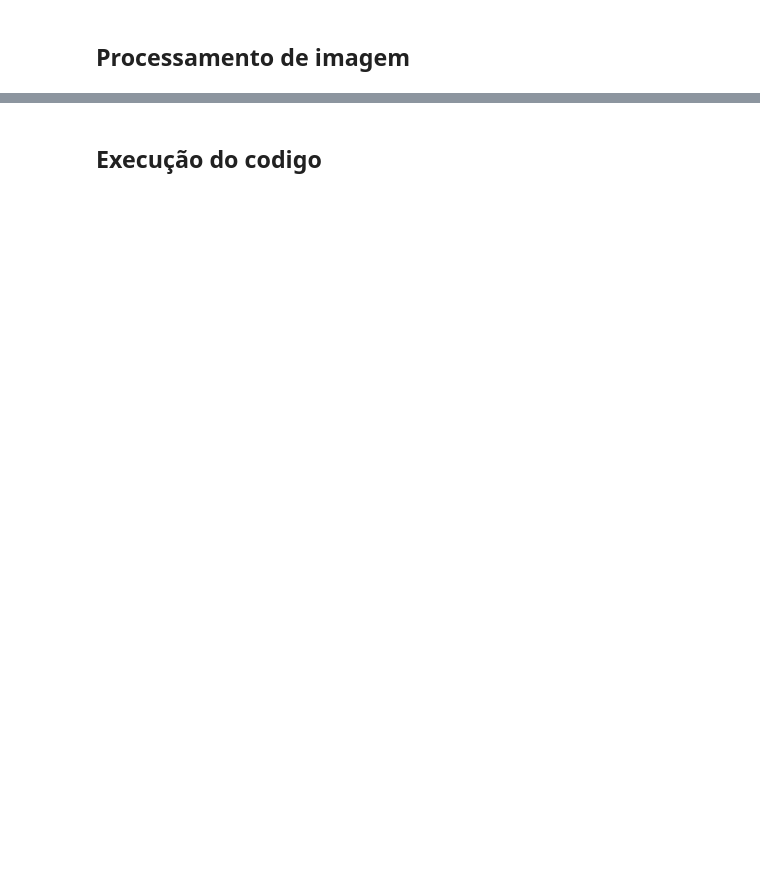
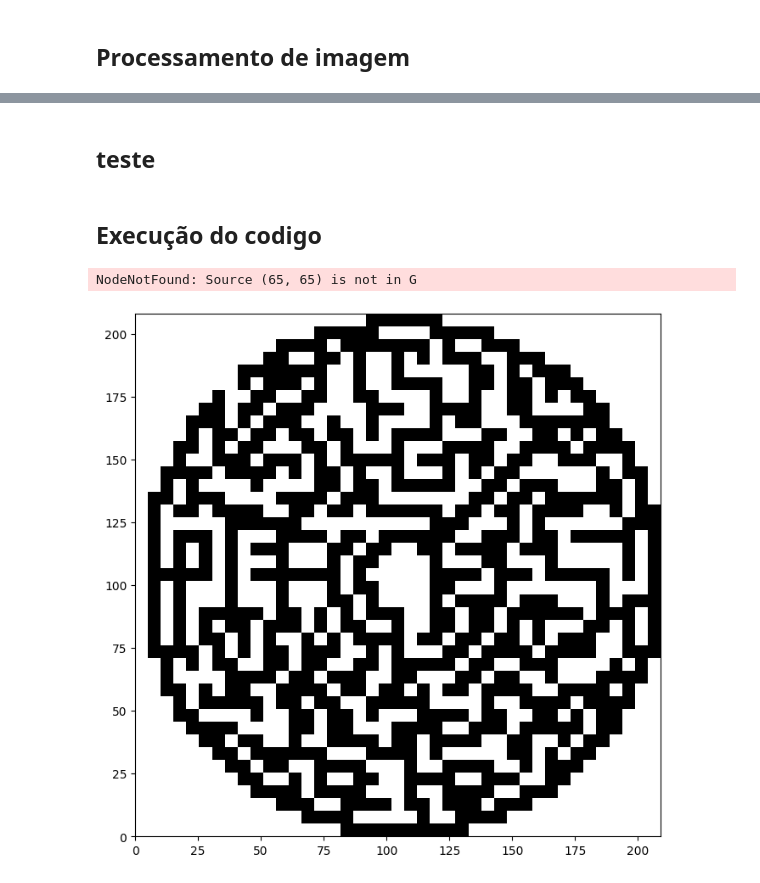
Before and after one commit to rafaelos134/RoboticaMovel, a Jupyter notebook: tp2/src/1_Roadmap/main_Roadmap.ipynb, the cells around one changed output, grey strips where cells are left out. Saved outputs shown, nothing was run; the diff lists cells and outputs as text; code cells hidden in the pictures; blank space fills up the shorter version.

```diff
--- a/tp2/src/1_Roadmap/main_Roadmap.ipynb
+++ b/tp2/src/1_Roadmap/main_Roadmap.ipynb
@@ -148,0 +161,2 @@ nx.draw_networkx_nodes(G, pos, nodelist=path, node_size=100, node_color='b')
+# %% [markdown]
+## teste
@@ -160 +255,7 @@ def pixel_to_world(x_px, y_px, img_size=64, world_size=10):
+# %%
+pos, path = mapa('../mapas_meus/mapa_convertido.png',(65, 65),(0,0),(208,209),5)
+# pos, path = mapa('../mapas_meus/circular_maze.png',(65, 65),(0,0),(1250,1250),5)
+# %% [output]
+NodeNotFound: Source (65, 65) is not in G
+[figure, added]
 # %%
```
Also changed, not shown: parts of 13 cells of this notebook, 15 other files.
